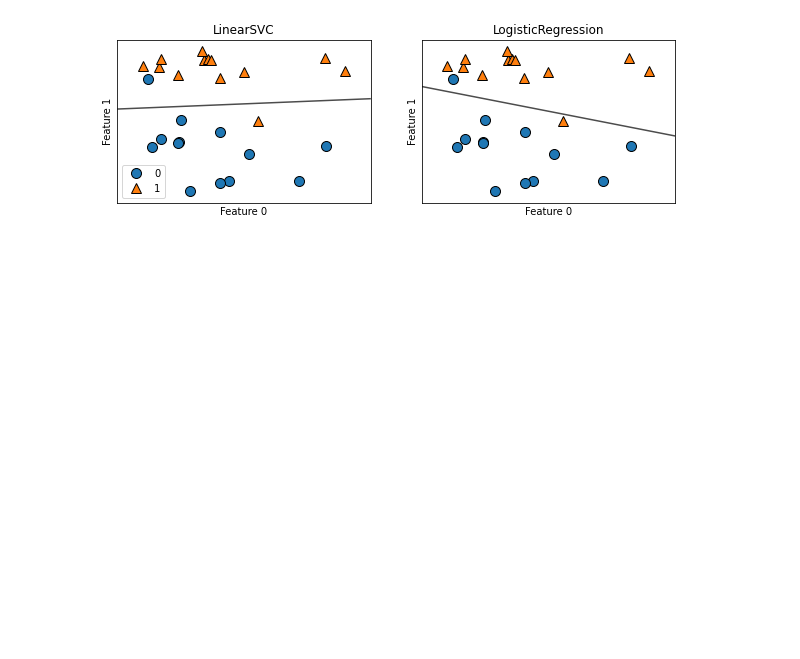
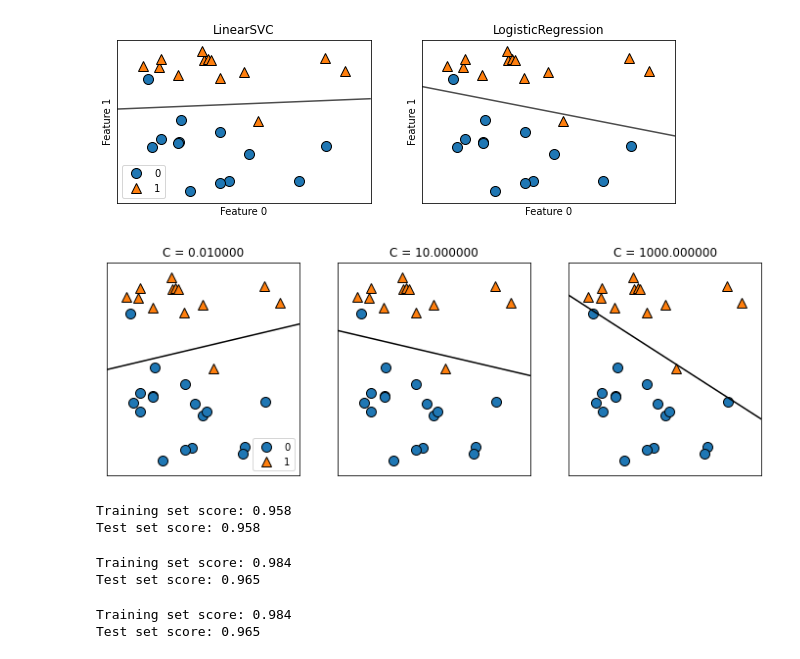
Before and after one commit to florenzen/introduction_to_ml_with_python, a Jupyter notebook: Try.ipynb, the cells around one changed output. Saved outputs shown, nothing was run; the diff lists cells and outputs as text; code cells hidden in the pictures; blank space fills up the shorter version.

```diff
--- a/Try.ipynb
+++ b/Try.ipynb
@@ -268,3 +303,31 @@ for model, ax in zip([LinearSVC(max_iter=5000), LogisticRegression()], axes):
     axes[0].legend()
 # %% [output]
 [figure]
+# %%
+mglearn.plots.plot_linear_svc_regularization()
+# %% [output]
+[figure, added]
+# %%
+from sklearn.datasets import load_breast_cancer
+cancer = load_breast_cancer()
+X_train, X_test, y_train, y_test = train_test_split(cancer.data, cancer.target, stratify=cancer.target, random_state=42)
+logreg = LogisticRegression(max_iter=3000).fit(X_train, y_train)
+print("Training set score: {:.3f}".format(logreg.score(X_train, y_train)))
+print("Test set score: {:.3f}".format(logreg.score(X_test, y_test)))
+# %% [output]
+Training set score: 0.958
+Test set score: 0.958
+# %%
+logreg100 = LogisticRegression(max_iter=3000, C=100).fit(X_train, y_train)
+print("Training set score: {:.3f}".format(logreg.score(X_train, y_train)))
+print("Test set score: {:.3f}".format(logreg.score(X_test, y_test)))
+# %% [output]
+Training set score: 0.984
+Test set score: 0.965
+# %%
+logreg001 = LogisticRegression(max_iter=3000, C=0.01).fit(X_train, y_train)
+print("Training set score: {:.3f}".format(logreg.score(X_train, y_train)))
+print("Test set score: {:.3f}".format(logreg.score(X_test, y_test)))
+# %% [output]
+Training set score: 0.984
+Test set score: 0.965
```
Also changed, not shown: parts of 11 cells of this notebook.
